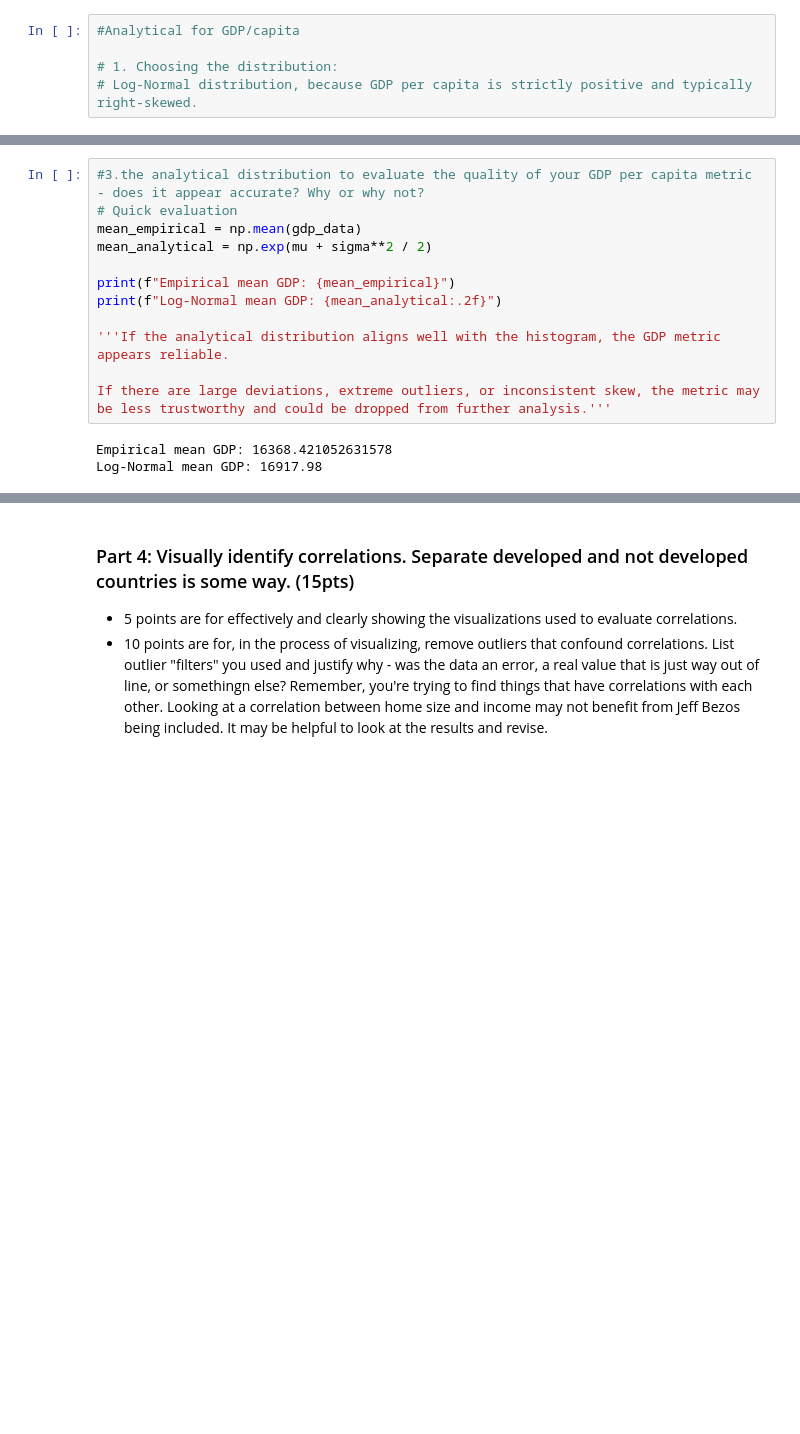
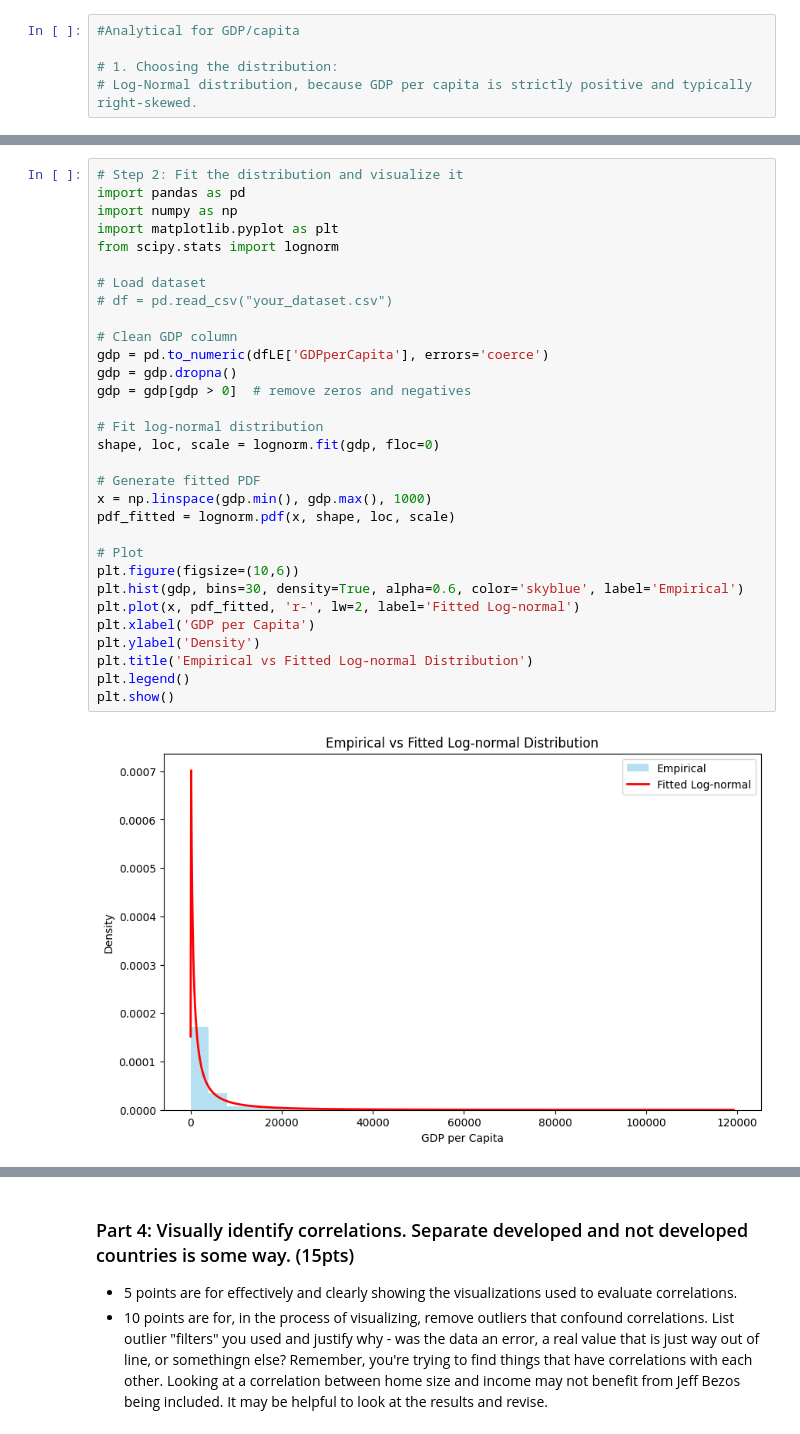
Before and after one commit to AkeemSemperDataScience/data3450-assignment-2-Shilvi04, a Jupyter notebook: START_Asn_2.ipynb, the cells around one changed output, grey strips where cells are left out. Drawn from its saved outputs; the diff is of its cells as text; blank space fills up the shorter version.

```diff
--- a/START_Asn_2.ipynb
+++ b/START_Asn_2.ipynb
@@ -368,15 +338,33 @@ plt.show()
-# %%
-#3.the analytical distribution to evaluate the quality of your GDP per capita metric - does it appear accurate? Why or why not?
-# Quick evaluation
-mean_empirical = np.mean(gdp_data)
-mean_analytical = np.exp(mu + sigma**2 / 2)
-
-print(f"Empirical mean GDP: {mean_empirical}")
-print(f"Log-Normal mean GDP: {mean_analytical:.2f}")
-
-'''If the analytical distribution aligns well with the histogram, the GDP metric appears reliable.
-
-If there are large deviations, extreme outliers, or inconsistent skew, the metric may be less trustworthy and could be dropped from further analysis.'''
-# %% [output]
-Empirical mean GDP: 16368.421052631578
-Log-Normal mean GDP: 16917.98
+# %%
+# Step 2: Fit the distribution and visualize it
+import pandas as pd
+import numpy as np
+import matplotlib.pyplot as plt
+from scipy.stats import lognorm
+
+# Load dataset
+# df = pd.read_csv("your_dataset.csv")
+
+# Clean GDP column
+gdp = pd.to_numeric(dfLE['GDPperCapita'], errors='coerce')
+gdp = gdp.dropna()
+gdp = gdp[gdp > 0]  # remove zeros and negatives
+
+# Fit log-normal distribution
+shape, loc, scale = lognorm.fit(gdp, floc=0)
+
+# Generate fitted PDF
+x = np.linspace(gdp.min(), gdp.max(), 1000)
+pdf_fitted = lognorm.pdf(x, shape, loc, scale)
+
+# Plot
+plt.figure(figsize=(10,6))
+plt.hist(gdp, bins=30, density=True, alpha=0.6, color='skyblue', label='Empirical')
+plt.plot(x, pdf_fitted, 'r-', lw=2, label='Fitted Log-normal')
+plt.xlabel('GDP per Capita')
+plt.ylabel('Density')
+plt.title('Empirical vs Fitted Log-normal Distribution')
+plt.legend()
+plt.show()
+# %% [output]
+[figure, added]
```
Also changed, not shown: parts of 17 cells of this notebook.
